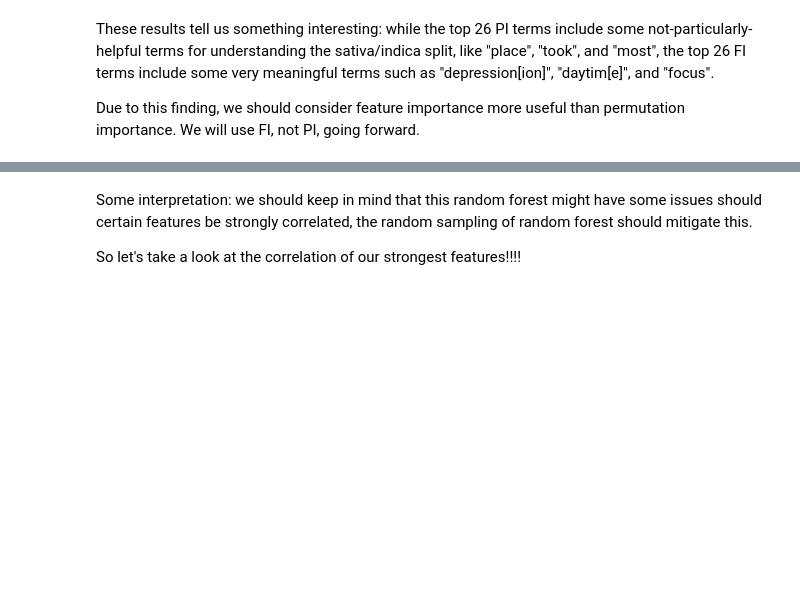
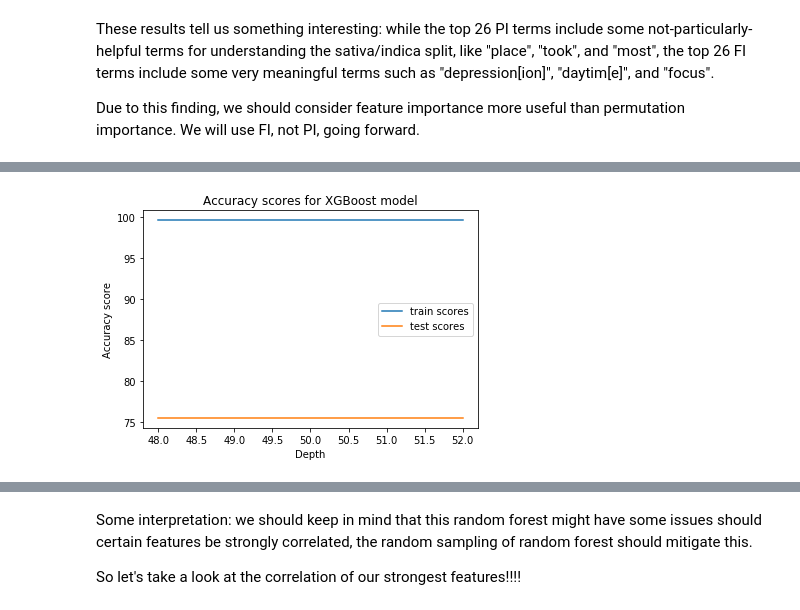
Before and after one commit to abgrss/Cannabis-NLP, a Jupyter notebook: Cannabis NLP-based strain prediction.ipynb, the cells around one changed output, grey strips where cells are left out. Drawn from its saved outputs; the diff is of its cells as text; code cells hidden in the pictures; blank space fills up the shorter version.

```diff
--- a/Cannabis NLP-based strain prediction.ipynb
+++ b/Cannabis NLP-based strain prediction.ipynb
@@ -1000,0 +1033,17 @@ new_RF.fit(X, y)
+# %%
+# XGBoost for Indica/Sativa classes, depth=[48:52], n_trees = 200
+
+sativa_indica_only = df[df['Strain_type'] != 'hybrid']
+
+X = data_df_blind.loc[sativa_indica_only.index]
+y = sativa_indica_only['Strain_type']
+
+class_names = ['indica', 'sativa']
+
+min_depth = 48
+max_depth = 52
+n_estimators = 200
+
+XGB_model, XGB_train_scores, XGB_test_scores, XGB_confusion_matrices = XGB_iterate(X, y, max_depth, n_estimators, class_names, min_depth=min_depth)
+# %% [output]
+[figure, added]
```
Also changed, not shown: parts of 15 cells of this notebook.
